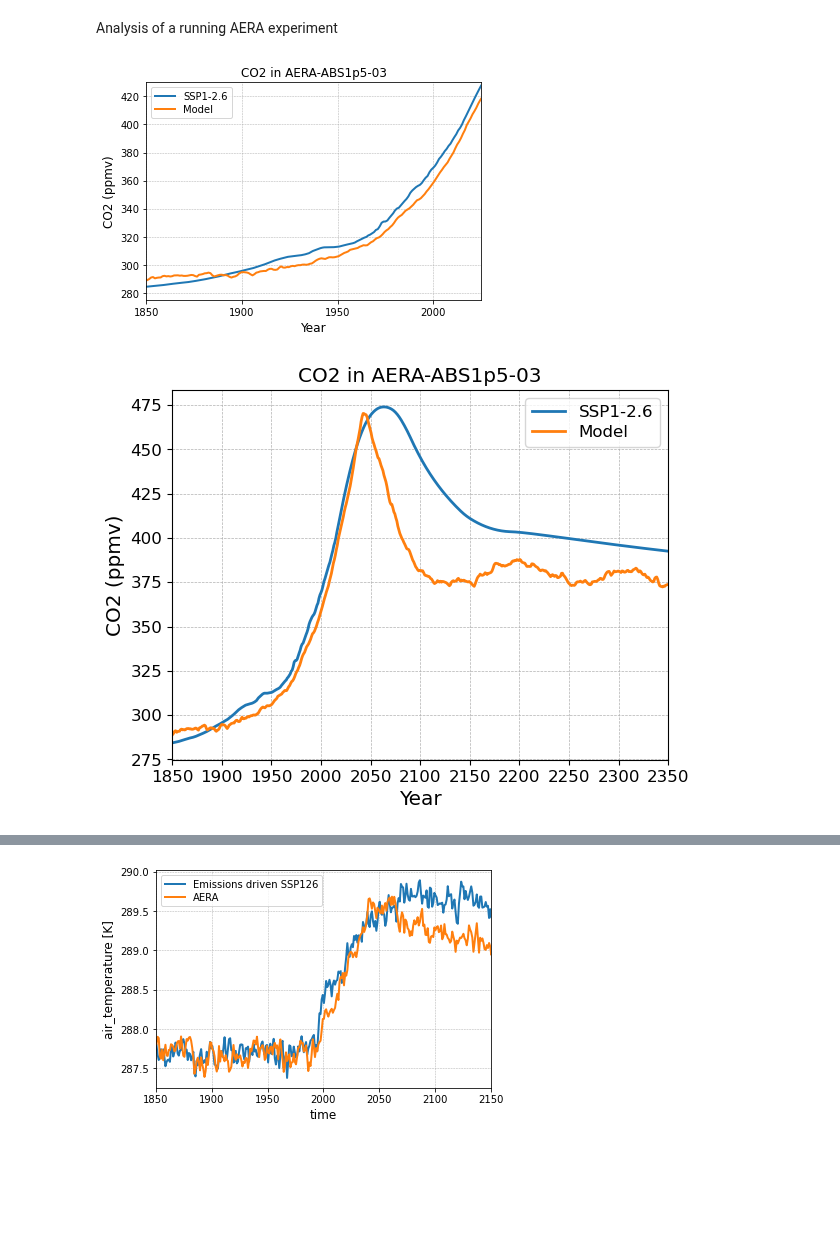
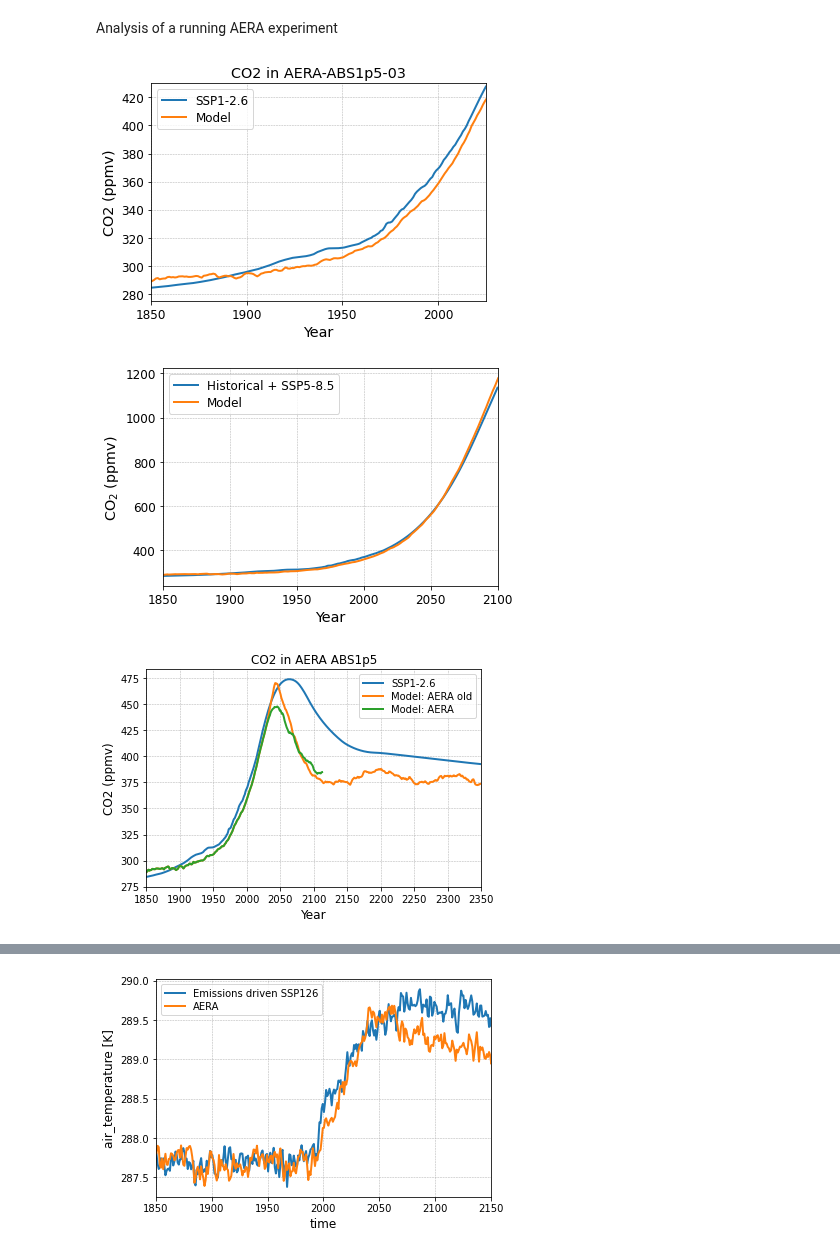
Before and after one commit to ACCESS-NRI/access-esm1.5-configs, a Jupyter notebook: code/AERA_analysis.ipynb, the cells around one changed output, grey strips where cells are left out. Drawn from its saved outputs; the diff is of its cells as text; code cells hidden in the pictures; blank space fills up the shorter version.

Commit message:
AERA2 update

```diff
--- a/code/AERA_analysis.ipynb
+++ b/code/AERA_analysis.ipynb
@@ -16,7 +17,14 @@ savefig = create_savefig(dir='/g/data/p66/mrd599/temp', nb='AERA_analysis.ipynb'
 # Need this to match cftime dates
 mdates.set_epoch("2000-01-01")
 # %%
-RUNID="AERA-ABS1p5-03"
+RUNID_old="AERA-ABS1p5-03"
+expdir_old = f"/scratch/p66/mrd599/ACCESS-ESM1p5/exp/{RUNID_old}"
+
+# Past 2250 is out of range of np.datetime64
+tas_old = xr.load_dataset(f'{expdir_old}/aera_data/aera_input_{RUNID_old}.nc', use_cftime=True).tas
+co2_old = xr.load_dataset(f'{expdir_old}/aera_data/aera_input_{RUNID_old}.nc', use_cftime=True).co2
+
+RUNID="AERA2-ABS1p5-03"
 expdir = f"/scratch/p66/mrd599/ACCESS-ESM1p5/exp/{RUNID}"
 
 # Past 2250 is out of range of np.datetime64
@@ -61,4 +69,4 @@ axes.legend()
 axes.set_ylim(275,430)
 savefig('aera_co2.png')
 # %% [output]
-[figure, old version]
+[figure, new version]
@@ -65,32 +77,60 @@ savefig('aera_co2.png')
+# %%
+lastyear = 2100  # For plots
+C_CO2        = 1.5188
+taxis = cf_units.Unit("days since 2000-01-01 00:00", calendar="proleptic_gregorian")
+t0 = taxis.date2num(datetime.datetime(1850,1,1,0,0,0))
+t1 = taxis.date2num(datetime.datetime(lastyear,1,1,0,0,0))
+fig, axes = plt.subplots()
+# Observed + SSP1-26
+yearvals = [taxis.date2num(datetime.datetime(y,1,1,0,0,0)) for y in range(1850,lastyear+1)]
+plt.plot(yearvals, CO2_585_all[1850:lastyear+1], label='Historical + SSP5-8.5')
+(co2[:165]/C_CO2*1e6).plot(label='Model')
+(co2_585_model/C_CO2*1e6).plot(color='C1')
+
+axes.set_ylabel('CO$_2$ (ppmv)')
+# axes.set_title('CO2 in AERA-ABS1p5-03')
+axes.grid(True)
+axes.set_xlim(t0,t1)
+axes.set_xlabel('Year')
+date_form = mdates.DateFormatter("%Y")
+axes.xaxis.set_major_formatter(date_form)
+ticks = [taxis.date2num(datetime.datetime(y,1,1,0,0,0)) for y in np.arange(1850,lastyear+1,50)]
+axes.set_xticks(ticks)
+axes.legend()
+# axes.set_ylim(275,430)
+savefig('aera_co2.png')
+# %% [output]
+[figure, added]
 # %%
 lastyear = 2350  # For plots
 C_CO2        = 1.5188
 taxis = cf_units.Unit("days since 2000-01-01 00:00", calendar="proleptic_gregorian")
 # t0 = taxis.date2num(datetime.datetime(1850,1,1,0,0,0))
 # t1 = taxis.date2num(datetime.datetime(lastyear,1,1,0,0,0))
 t0 = taxis.date2num(cftime.DatetimeProlepticGregorian(1850,1,1))
 t1 = taxis.date2num(cftime.DatetimeProlepticGregorian(lastyear,1,1))
 fig, axes = plt.subplots()
 # Observed + SSP1-26
 # yearvals = [taxis.date2num(datetime.datetime(y,1,1,0,0,0)) for y in range(1850,lastyear+1)]
 yearvals = [taxis.date2num(cftime.DatetimeProlepticGregorian(y,1,1)) for y in range(1850,lastyear+1)]
 plt.plot(yearvals, CO2_all[1850:lastyear+1], label='SSP1-2.6')
-(co2/C_CO2*1e6).plot(label='Model')
+(co2_old/C_CO2*1e6).plot(label='Model: AERA old')
+(co2/C_CO2*1e6).plot(label='Model: AERA')
 
 axes.set_ylabel('CO2 (ppmv)')
-axes.set_title('CO2 in AERA-ABS1p5-03')
+axes.set_title('CO2 in AERA ABS1p5')
 axes.grid(True)
 axes.set_xlim(t0,t1)
 axes.set_xlabel('Year')
 date_form = mdates.DateFormatter("%Y")
 # # Undo the rotation that xarray normally uses
 # fig.autofmt_xdate(rotation=0, ha='center')
 axes.xaxis.set_major_formatter(date_form)
 ticks = [taxis.date2num(datetime.datetime(y,1,1,0,0,0)) for y in np.arange(1850,lastyear+1,50)]
 # ticks = [taxis.date2num(cftime.DatetimeProlepticGregorian(y,1,1)) for y in np.arange(1850,lastyear+1,50)]
 axes.set_xticks(ticks)
 axes.legend()
 savefig('aera_co2.png')
 # %% [output]
-[figure, old version]
+[figure, new version]
 # %%
```
Also changed, not shown: parts of 11 cells of this notebook, 22 other files.
